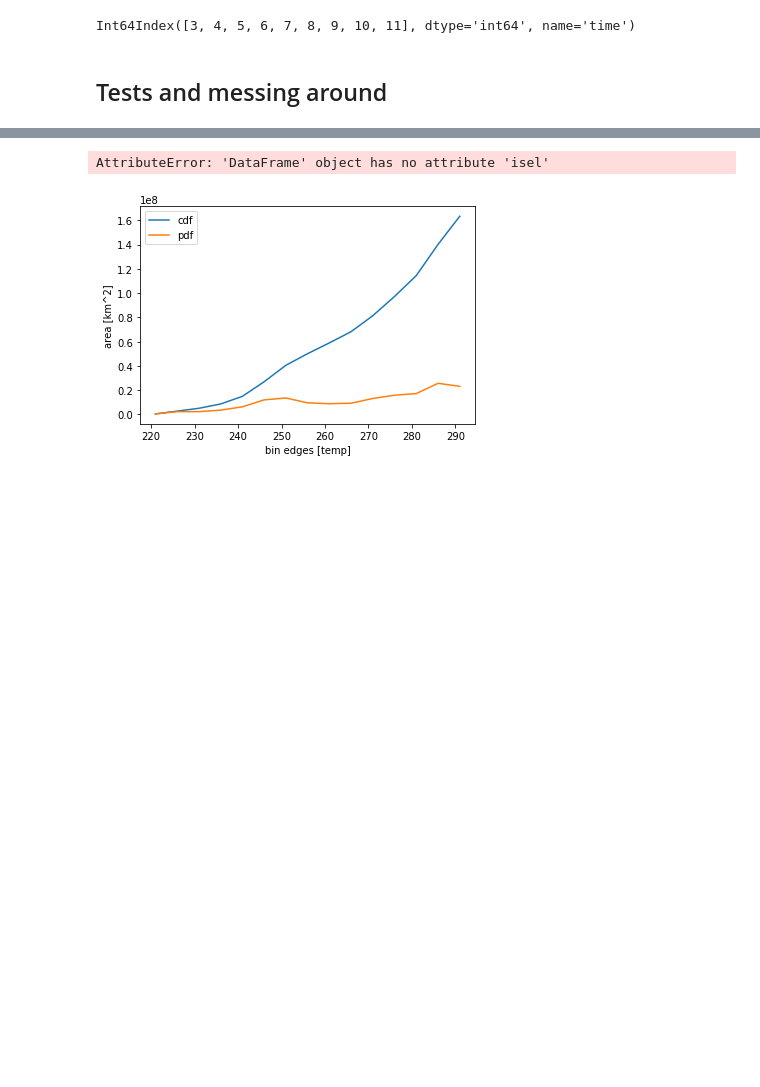
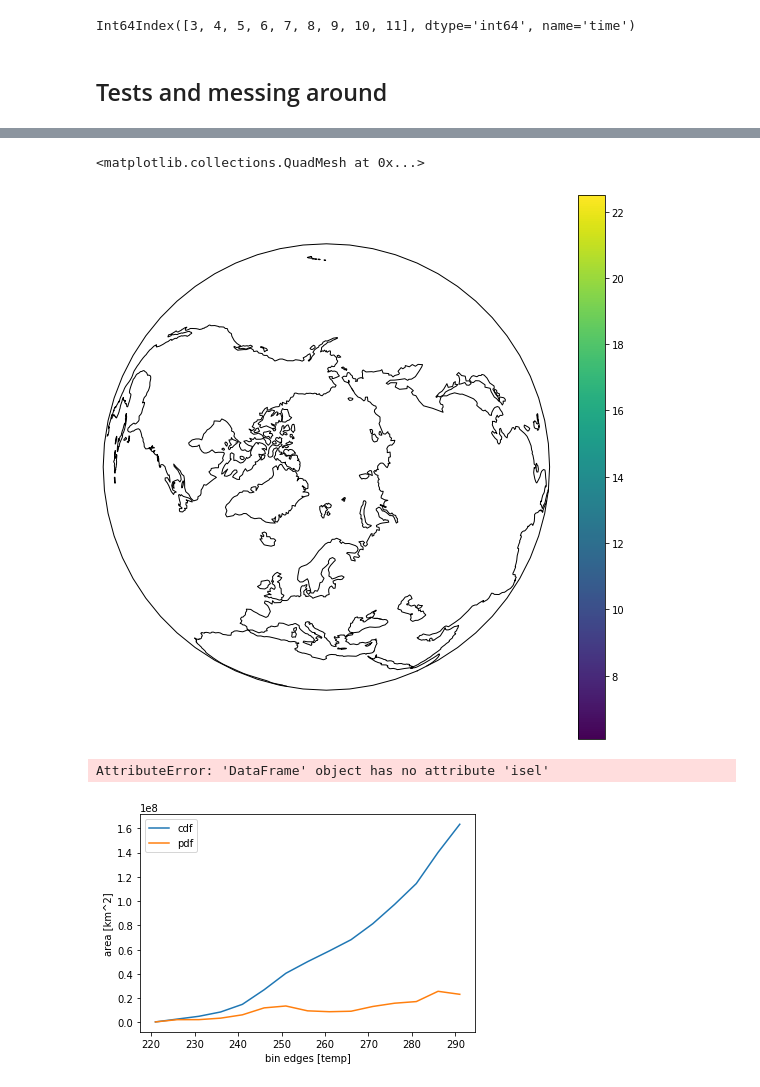
Before and after one commit to geosciences-data-practicum/reanalysis_getter, a Jupyter notebook: analysis/amandas_grid_counting.ipynb, the cells around one changed output, grey strips where cells are left out. Drawn from its saved outputs; the diff is of its cells as text; code cells hidden in the pictures; blank space fills up the shorter version.

```diff
--- a/analysis/amandas_grid_counting.ipynb
+++ b/analysis/amandas_grid_counting.ipynb
@@ -425,3 +374,9 @@ a[a.t2m.isna() == True].index.month.unique()
 Int64Index([3, 4, 5, 6, 7, 8, 9, 10, 11], dtype='int64', name='time')
 # %% [markdown]
 ## Tests and messing around
+# %%
+b,c = dists_of_areas(data_df)
+# le = dists_of_lat_eff(c,b)
+# Tref = T_ref(data_df,b,le)
+# Tref_df_simple = ddf.from_array(Tref) #this doesn't work as expected - maybe because the array should have 2 dims or have a record dtype?
+#Tref_df = ddf.from_array(np.vstack((Tref,data_df.latitude)))
@@ -427,0 +386,2 @@ Int64Index([3, 4, 5, 6, 7, 8, 9, 10, 11], dtype='int64', name='time')
+# %%
+data_df['t_ref'] = data_df.latitude.apply(lambda x: T_ref(x,b,le), meta='keyword')
@@ -428,3 +405,16 @@ Int64Index([3, 4, 5, 6, 7, 8, 9, 10, 11], dtype='int64', name='time')
+# %%
+# temps=data_df.to_dask_array()
+# temps.compute_chunk_sizes()
+plt.subplots(figsize = (10, 10))
+ax = plt.axes(projection=ccrs.Orthographic(20, 90))
+ax.set_global()
+ax.coastlines()
+ax.plot(data_df.longitude*180/np.pi,
+            data_df.latitude*180/np.pi,
+            temps)
+# %% [output]
+<matplotlib.collections.QuadMesh at 0x...>
+[figure, added]
 # %%
 test_df =xr.load_dataset("/project2/geos39650/jet_stream/data/df_lat_20_1W.nc")
 # %%
```
Also changed, not shown: parts of 18 cells of this notebook.
